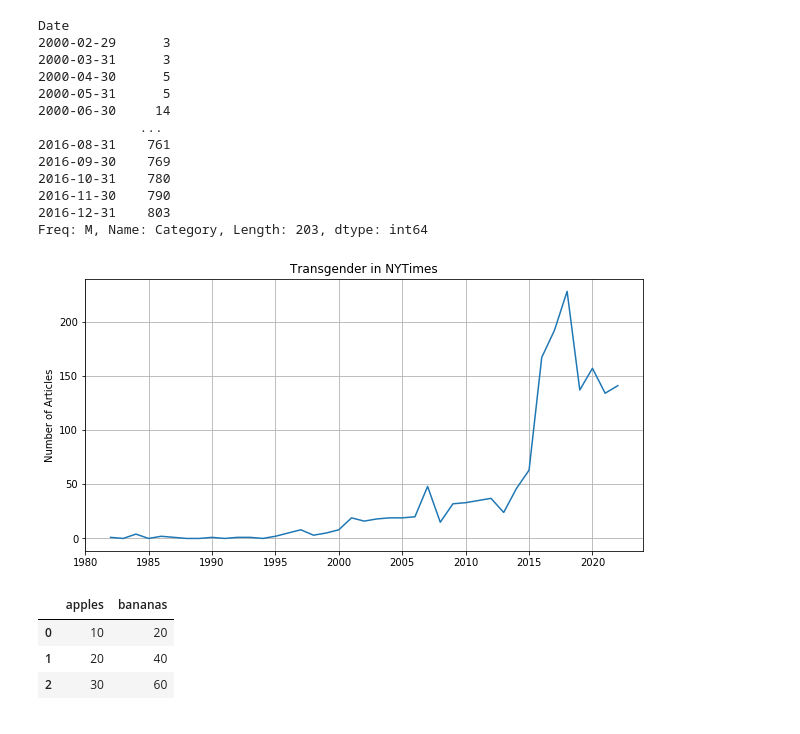
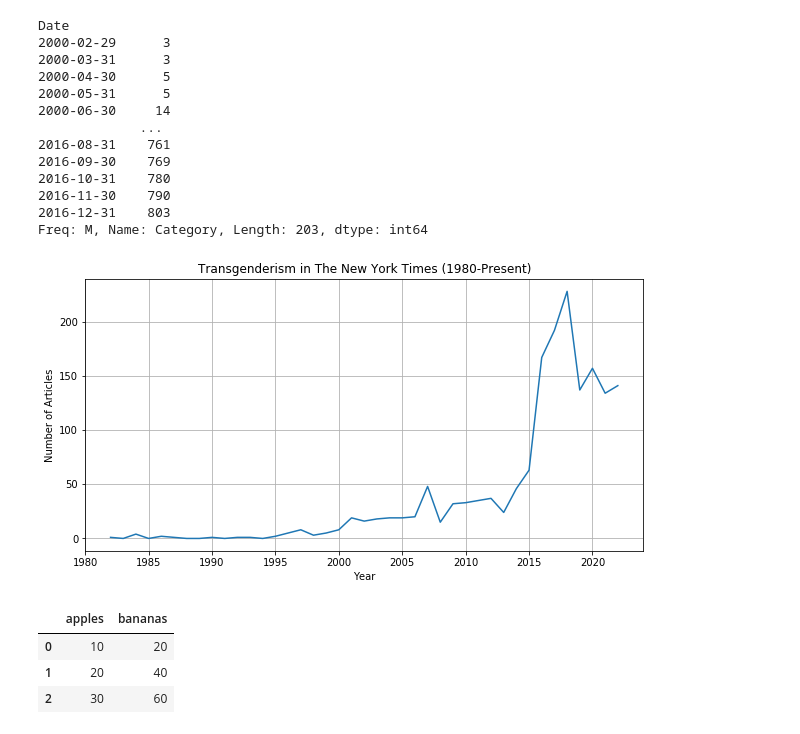
Before and after one commit to julia-claira/NYTimes_Web_Scrape, a Jupyter notebook: NYTimes_Search.ipynb, the cells around one changed output. Saved outputs shown, nothing was run; the diff lists cells and outputs as text; code cells hidden in the pictures.

Commit message:
Labeled graph

```diff
--- a/NYTimes_Search.ipynb
+++ b/NYTimes_Search.ipynb
@@ -379,16 +379,17 @@ Freq: M, Name: Category, Length: 203, dtype: int64
 # %%
 #total/by category/by term
 plt.figure(figsize=(10,5))
 plt.plot(by_year_db['Category'])
 #plt.plot(arts)
 #plt.plot(sports)
 #plt.plot(politics)
 plt.ylabel ("Number of Articles")
-plt.title("Transgender in NYTimes")
+plt.xlabel ("Year")
+plt.title("Transgenderism in The New York Times (1980-Present)")
 plt.grid()
 plt.show()
 # %% [output]
-[figure, old version]
+[figure, new version]
 # %%
 a=[10,20,30]
 test_df=pd.DataFrame({'apples':a})
```
